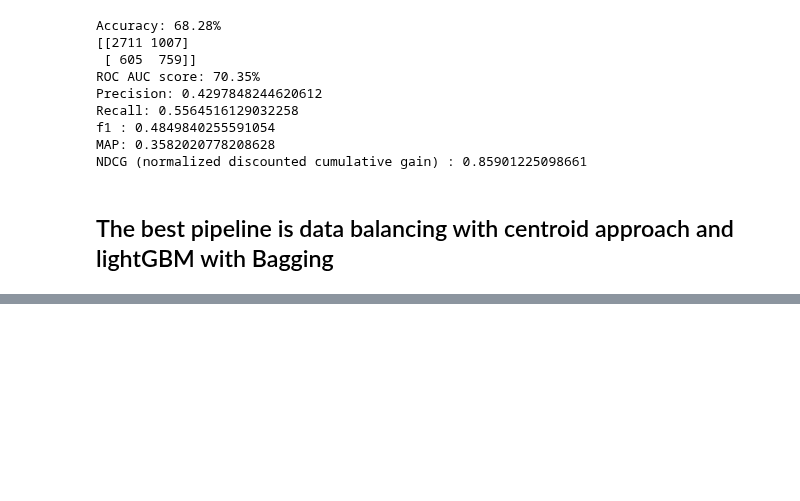
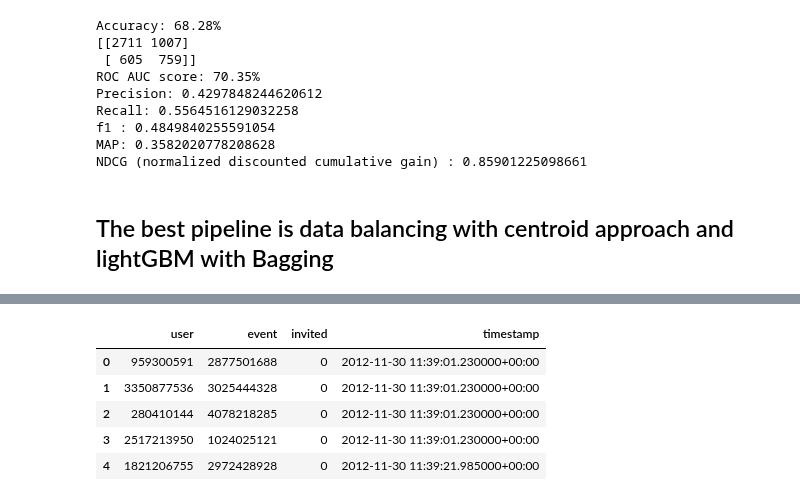
Before and after one commit to dsanmart/everywhere-reco, a Jupyter notebook: examples/models/model1.ipynb, the cells around one changed output, grey strips where cells are left out. Saved outputs shown, nothing was run; the diff lists cells and outputs as text; code cells hidden in the pictures; blank space fills up the shorter version.

```diff
--- a/examples/models/model1.ipynb
+++ b/examples/models/model1.ipynb
@@ -560,0 +578,20 @@ NDCG (normalized discounted cumulative gain) : 0.85901225098661
+# %%
+futureEvents = X_test.copy()
+# add the predictions to the dataframe as probabilities
+futureEvents["predictions"] = y_pred_proba
+# take the info we are interested in
+futureEvents= futureEvents[["user", "event" ,"predictions"]]
+#a list of the users that are in that df
+userEventList= futureEvents.user.unique()
+user = random.choice(userEventList)
+# %%
+#change the users in test to the ones in futureEvents
+test.user = test.user.apply(lambda x: x if x in userEventList else random.choice(userEventList))
+test.head()
+# %% [output]
+|  | user | event | invited | timestamp |
+| 0 | 959300591 | 2877501688 | 0 | 2012-11-30 11:39:01.230000+00:00 |
+| 1 | 3350877536 | 3025444328 | 0 | 2012-11-30 11:39:01.230000+00:00 |
+| 2 | 280410144 | 4078218285 | 0 | 2012-11-30 11:39:01.230000+00:00 |
+| 3 | 2517213950 | 1024025121 | 0 | 2012-11-30 11:39:01.230000+00:00 |
+| 4 | 1821206755 | 2972428928 | 0 | 2012-11-30 11:39:21.985000+00:00 |
```
Also changed, not shown: parts of 4 cells of this notebook.
